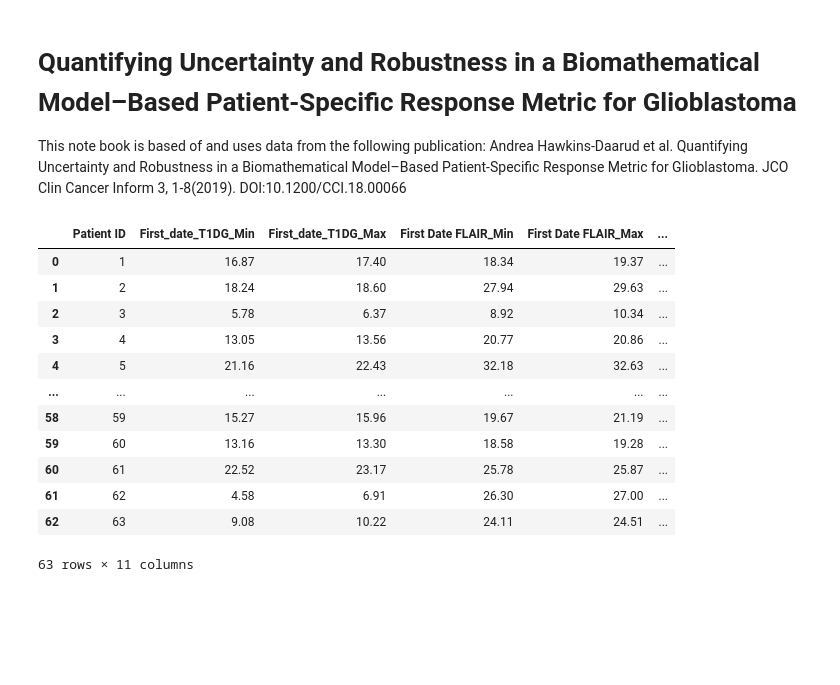
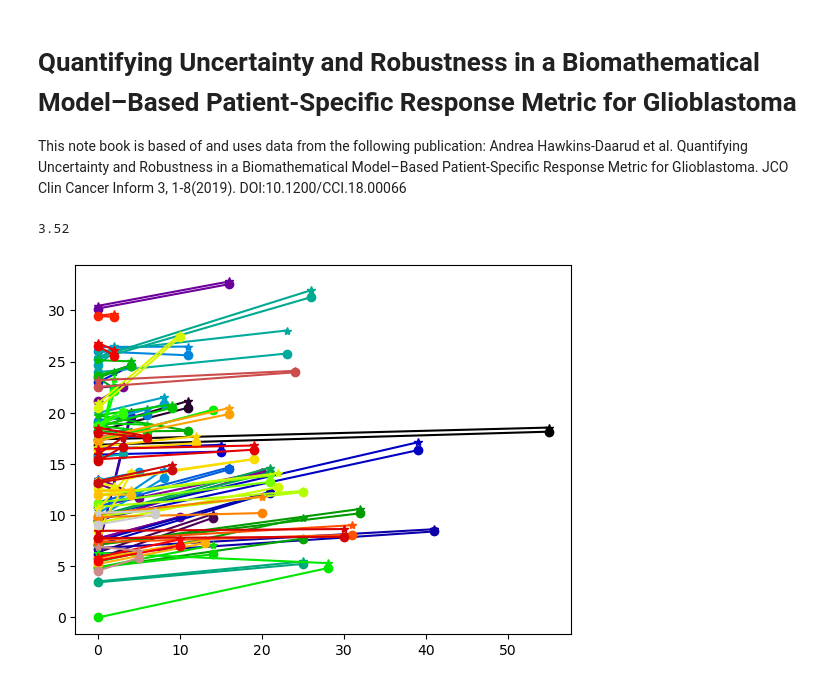
Before and after one commit to Harbour-N/CMMB_Journal_club, a Jupyter notebook: HawkinsDaarud2019_Uncertainty/UQ_DaysGained.ipynb, the cells around one changed output. Drawn from its saved outputs; the diff is of its cells as text; code cells hidden in the pictures; blank space fills up the shorter version.

Commit message:
plot of the data from Hawkins-Daarud et al. 2019 paper

```diff
--- a/HawkinsDaarud2019_Uncertainty/UQ_DaysGained.ipynb
+++ b/HawkinsDaarud2019_Uncertainty/UQ_DaysGained.ipynb
@@ -12,18 +12,18 @@ import pandas as pd
 # Laod in data
 df = pd.read_csv('ds_cci.18.00066.csv')
 # %%
-df
+min(df['First_date_T1DG_Max'])
 # %% [output]
-|  | Patient ID | First_date_T1DG_Min | First_date_T1DG_Max | First Date FLAIR_Min | First Date FLAIR_Max | ... |
-| 0 | 1 | 16.87 | 17.40 | 18.34 | 19.37 | ... |
-| 1 | 2 | 18.24 | 18.60 | 27.94 | 29.63 | ... |
-| 2 | 3 | 5.78 | 6.37 | 8.92 | 10.34 | ... |
-| 3 | 4 | 13.05 | 13.56 | 20.77 | 20.86 | ... |
-| 4 | 5 | 21.16 | 22.43 | 32.18 | 32.63 | ... |
-| ... | ... | ... | ... | ... | ... | ... |
-| 58 | 59 | 15.27 | 15.96 | 19.67 | 21.19 | ... |
-| 59 | 60 | 13.16 | 13.30 | 18.58 | 19.28 | ... |
-| 60 | 61 | 22.52 | 23.17 | 25.78 | 25.87 | ... |
-| 61 | 62 | 4.58 | 6.91 | 26.30 | 27.00 | ... |
-| 62 | 63 | 9.08 | 10.22 | 24.11 | 24.51 | ... |
-63 rows × 11 columns
+3.52
+# %%
+colormap = plt.cm.nipy_spectral
+colors = [colormap(i) for i in np.linspace(0, 1, len(df))]
+# plot the data
+fig, ax = plt.subplots()
+
+
+for i in range(len(df)):
+    ax.plot([0, df['dt_1'].iloc[i]], [df['First_date_T1DG_Min'].iloc[i], df['Second_data_T1Gd_Min'].iloc[i]], marker='o', color=colors[i])
+    ax.plot([0, df['dt_1'].iloc[i]], [df['First_date_T1DG_Max'].iloc[i], df['Second_data_T1Gd_Max'].iloc[i]], marker='*', color=colors[i])
+# %% [output]
+[figure, added]
```
